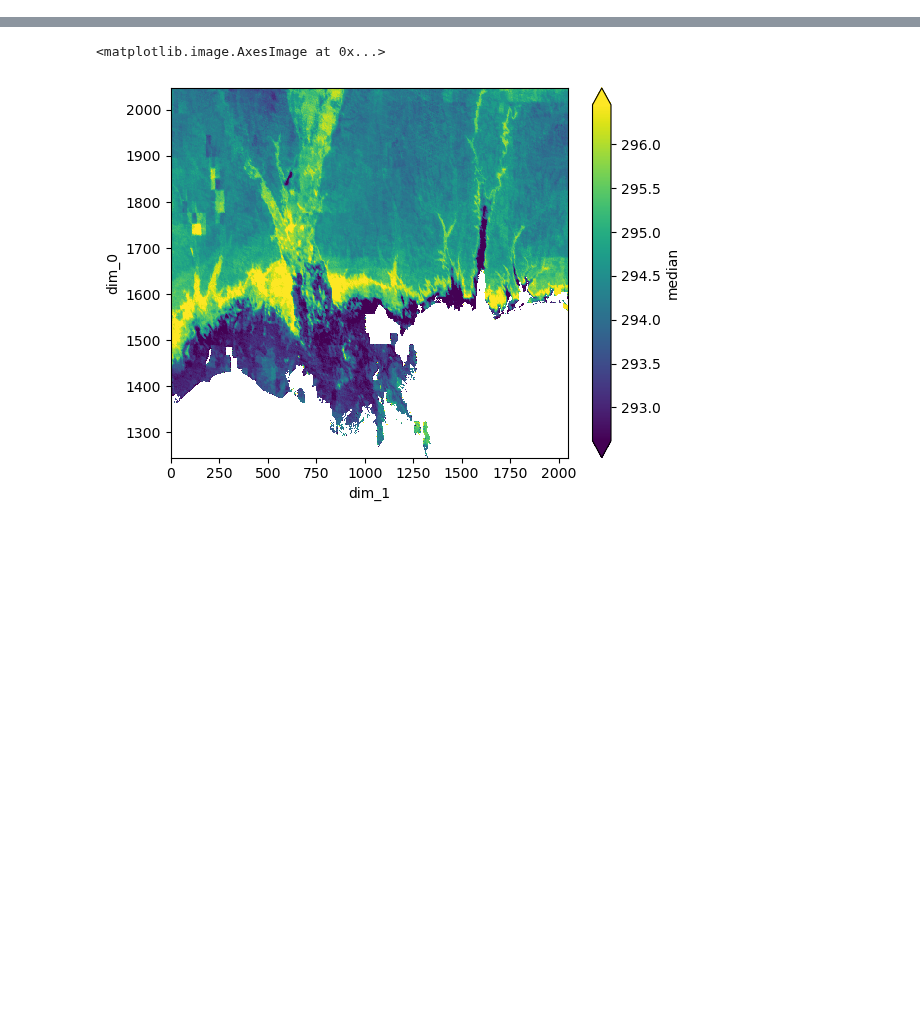
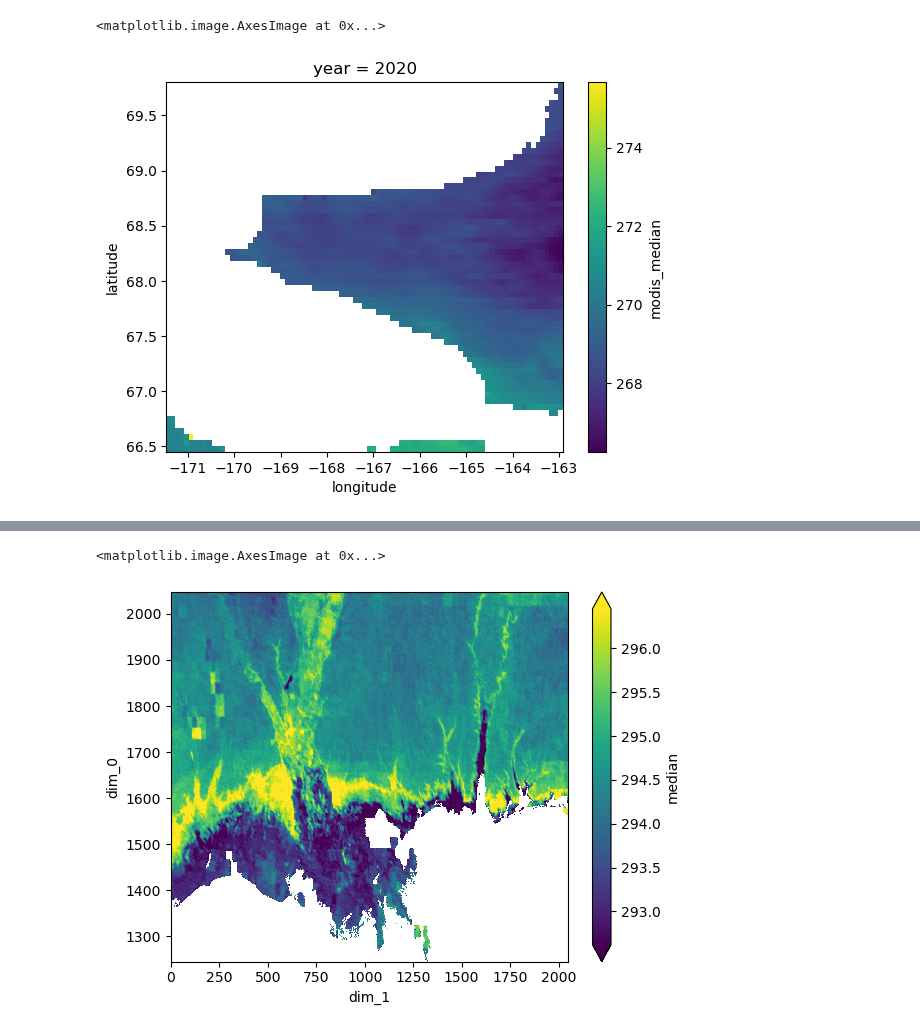
Before and after one commit to felixschulz385/growth-and-temperature, a Jupyter notebook: gnt/experiments/round_trip.ipynb, the cells around one changed output, grey strips where cells are left out. Cells and saved outputs as stored; diff of their text form; code cells hidden in the pictures; blank space fills up the shorter version.

```diff
--- a/gnt/experiments/round_trip.ipynb
+++ b/gnt/experiments/round_trip.ipynb
@@ -58,0 +41,14 @@ Coordinates:
+# %%
+test_df = pickle.load(open("/scicore/home/meiera/schulz0022/projects/growth-and-temperature/gnt/experiments/test_df.pickle", "rb"))
+
+ix, iy, local_pixel_id = decode_pixel_id(test_df['pixel_id'].values)
+
+lat, lon = local_pixel_to_coords(local_pixel_id, tile)
+
+test_df["latitude"] = lat; test_df["longitude"] = lon
+
+test_df_ds = xr.Dataset.from_dataframe(test_df.set_index(["year", "latitude", "longitude"])[["modis_median"]])
+test_df_ds.isel(year=-2).modis_median.plot.imshow()
+# %% [output]
+<matplotlib.image.AxesImage at 0x...>
+[figure, added]
```
Also changed, not shown: parts of 18 cells of this notebook, 9 other files.
